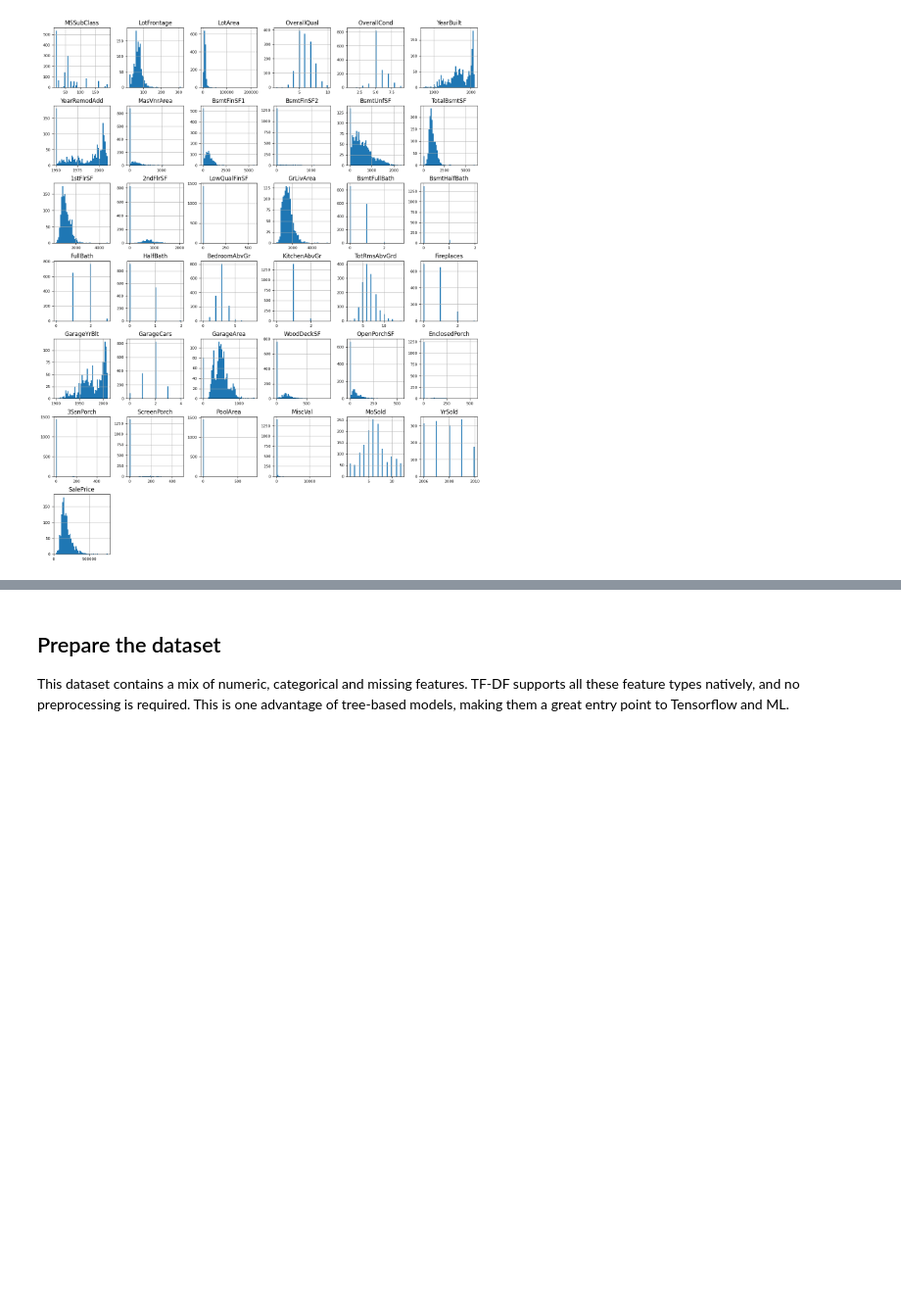
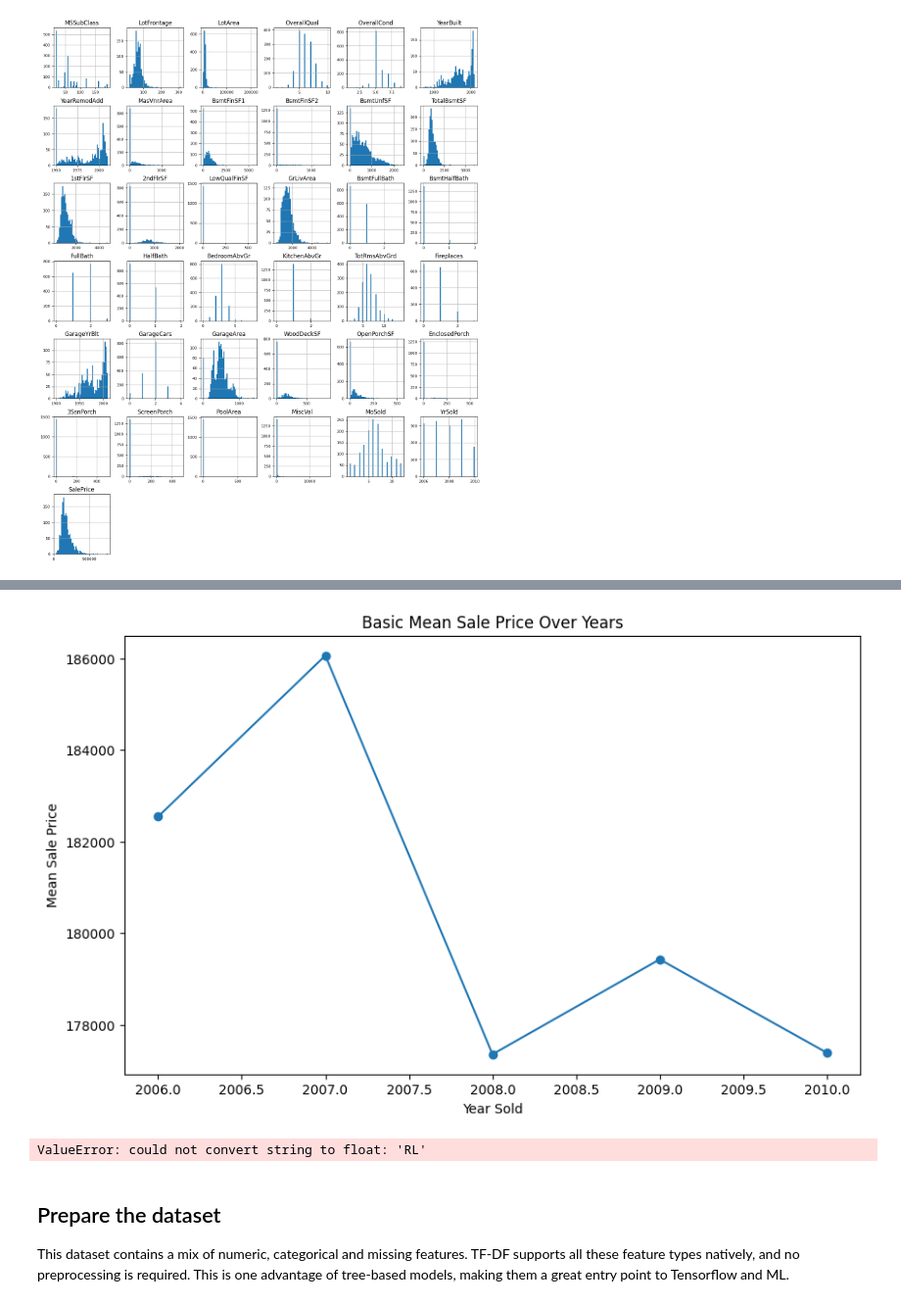
Before and after one commit to talbrend/JET, a Jupyter notebook: EDA_JET.ipynb, the cells around one changed output, grey strips where cells are left out. Shown at 98% size. Drawn from its saved outputs; the diff is of its cells as text; code cells hidden in the pictures; blank space fills up the shorter version.

```diff
--- a/EDA_JET.ipynb
+++ b/EDA_JET.ipynb
@@ -114,3 +259,27 @@ df_num.hist(figsize=(16, 20), bins=50, xlabelsize=8, ylabelsize=8);
+# %%
+plt.figure(figsize=(10, 6))
+plt.plot(mean_sale_price_per_year['YrSold'], mean_sale_price_per_year['SalePrice'], marker='o', linestyle='-')
+plt.title('Basic Mean Sale Price Over Years')
+plt.xlabel('Year Sold')
+plt.ylabel('Mean Sale Price')
+plt.show()
+# %% [output]
+[figure, added]
+# %%
+# Assuming 'dataset_df' is your DataFrame
+y = dataset_df['SalePrice']
+X = dataset_df.drop('SalePrice', axis=1)
+
+# Splitting the dataset into training and testing sets
+X_train, X_test, y_train, y_test = train_test_split(X, y, test_size=0.2, random_state=42)
+
+# Initializing and fitting the Decision Tree Regressor
+decision_tree = DecisionTreeRegressor(random_state=42)
+decision_tree.fit(X_train, y_train)
+
+# You can now use decision_tree.predict(X_test) to make predictions
+# %% [output]
+ValueError: could not convert string to float: 'RL'
 # %% [markdown]
 ## Prepare the dataset
 
```
Also changed, not shown: parts of 15 cells of this notebook.
